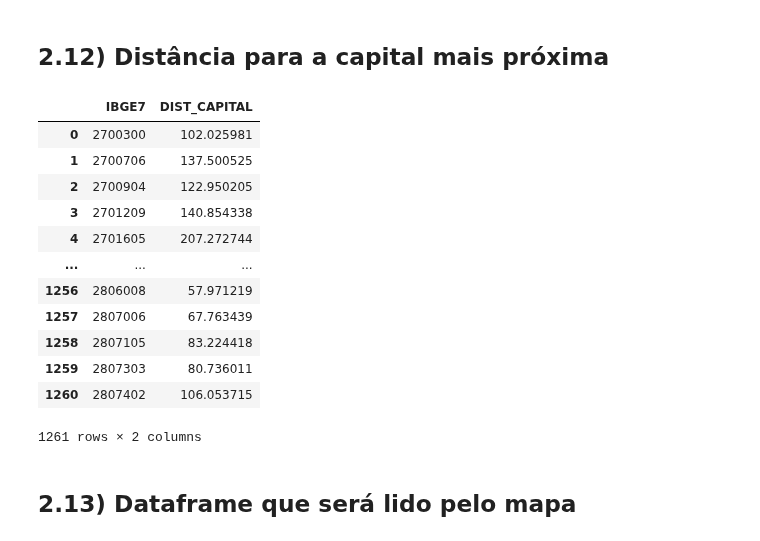
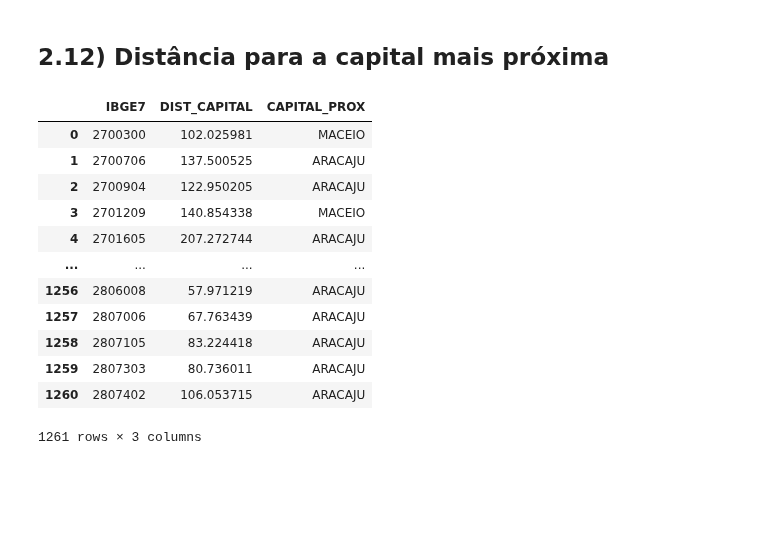
Before and after one commit to caiosoter/BCG2023, a Jupyter notebook: Notebooks/ColetaDosDados.ipynb, the cells around one changed output. Saved outputs shown, nothing was run; the diff lists cells and outputs as text; code cells hidden in the pictures; blank space fills up the shorter version.

```diff
--- a/Notebooks/ColetaDosDados.ipynb
+++ b/Notebooks/ColetaDosDados.ipynb
@@ -171,7 +171,6 @@ for year in [2020, 2021, 2022]:
     file = file[file['UF'].isin(ufs)]
     file = file.dropna(axis = 0, thresh = 8)
 
-    # Imputation step:
     file[num_columns] = imputer.fit_transform(file[num_columns])
 
 
@@ -194,7 +193,7 @@ est_met.columns = [
     'LONGITUDE',
     'ALTIUDE',
     'PREC_MED',
-    'RED_MED',
+    'RAD_MED',
     'TEMP_MED'
 ]
 
@@ -208,12 +207,11 @@ for index_cidade, cidade in cidades.iterrows():
     indice_estacao_mais_proxima = distancias.index(min(distancias))
     estacao_mais_proxima = est_met.loc[indice_estacao_mais_proxima]
     cidades.at[index_cidade, 'PREC_MED'] = estacao_mais_proxima['PREC_MED']
-    cidades.at[index_cidade, 'RED_MED'] = estacao_mais_proxima['RED_MED']
+    cidades.at[index_cidade, 'RAD_MED'] = estacao_mais_proxima['RAD_MED']
     cidades.at[index_cidade, 'TEMP_MED'] = estacao_mais_proxima['TEMP_MED']
 
 cidades['PREC_MED'] = cidades['PREC_MED']*365
 cidades = cidades.drop(columns = ['UF', 'NOME', 'LATITUDE', 'LONGITUDE'])
-cidades["PREC_MED"] = cidades["PREC_MED"]*365
 cidades.to_csv('../Dados/Views/dados_meteorologicos.csv')
 cidades
 # %% [output]
@@ -325,7 +323,7 @@ min_max = MinMaxScaler()
 ql_agua = pd.read_csv(r'../Dados/ANA/Indicadores de Qualidade da Agua.csv')
 ql_agua = ql_agua[['CDESTACAO','CORPODAGUA', 'SGUF','LATITUDE', 'LONGITUDE', 'MED_2020','MED_2021']]
 ql_agua = ql_agua[ql_agua['SGUF'].isin(ufs)]
-ql_agua = ql_agua.dropna(axis = 0, thresh = 3)
+ql_agua = ql_agua.dropna(axis = 0, thresh = 6)
 
 num_columns = ['LATITUDE', 'LONGITUDE', 'MED_2020','MED_2021']
 
@@ -336,6 +334,7 @@ ql_agua[num_columns] = min_max.inverse_transform(ql_agua[num_columns])
 ql_agua['QUAL_MED_AGUA'] = (ql_agua['MED_2021'] + ql_agua['MED_2020'])/2
 ql_agua = ql_agua.reset_index().drop(columns='index')
 
+mun_ser = pd.read_csv('../Dados/Views/municipios_sertao.csv').drop(columns = 'Unnamed: 0')
 cidades = mun_ser.copy()
 dist_corpo_agua_mais_prox = []
 
@@ -348,7 +347,6 @@ for index_cidade, cidade in cidades.iterrows():
     dist_corpo_agua_mais_prox.append(min(distancias))
     estacao_mais_proxima = ql_agua.loc[indice_estacao_mais_proxima]
     cidades.at[index_cidade, 'QUAL_MED_AGUA'] = estacao_mais_proxima['QUAL_MED_AGUA']
-#cidades['DIST_CORPO_AGUA'] = dist_corpo_agua_mais_prox
 cidades = cidades.drop(columns = ['UF', 'NOME', 'LATITUDE', 'LONGITUDE'])
 cidades.to_csv('../Dados/Views/qualidade_da_agua.csv')
 cidades
@@ -618,48 +632,59 @@ tabela_final.to_csv('../Dados/Tabela_final/tabela_final.csv', index=False)
 # %%
 def limpar_nome(nome):
     nome_sem_acentos = unidecode.unidecode(nome)
     nome_sem_codigo_estado = re.sub(r'\(\w+\)', '', nome_sem_acentos)
     return nome_sem_codigo_estado.upper()
 
 def calcular_distancia_minima(row):
     municipio = (row['LATITUDE'], row['LONGITUDE'])
     distancias = []
+    capitais_proximas = []
+
     for _, capital in mun_capitais.iterrows():
         capital_coords = (capital['LATITUDE'], capital['LONGITUDE'])
         dist = great_circle(municipio, capital_coords).kilometers
         distancias.append(dist)
-    return min(distancias)
+        capitais_proximas.append(capital['NOME'])
+
+    indice_min_distancia = distancias.index(min(distancias))
+    capital_mais_proxima = capitais_proximas[indice_min_distancia]
+
+    return pd.Series({'DIST_CAPITAL': min(distancias), 'CAPITAL_PROX': capital_mais_proxima})
 
 codigos_ibge_capitais = [
     2800308, 1501402, 3106200, 1400100, 5300108, 5002704, 5103403, 4314902,
     4205407, 2304400, 5208707, 2507507, 1600303, 2704302, 1302603, 2408102,
     1100205, 2611606, 1200401, 3304557, 2927408, 2111300, 3550308, 2211001,
     3205309, 1721000
 ]
 
 mun_capitais = pd.read_csv(r'../Dados/Municipios/municipios.csv')
 mun_capitais['nome'] = mun_capitais['nome'].apply(limpar_nome)
 mun_capitais = mun_capitais[mun_capitais['codigo_ibge'].isin(codigos_ibge_capitais)].drop(columns='codigo_uf')
 mun_capitais.columns = ['IBGE7', 'NOME', 'LATITUDE', 'LONGITUDE']
 
 mun_ser = pd.read_csv('../Dados/Views/municipios_sertao.csv')
-mun_ser['DIST_CAPITAL'] = mun_ser.apply(calcular_distancia_minima, axis=1)
-mun_ser = mun_ser[['IBGE7', 'DIST_CAPITAL']]
+
+resultados = mun_ser.apply(calcular_distancia_minima, axis=1)
+
+mun_ser['DIST_CAPITAL'] = resultados['DIST_CAPITAL']
+mun_ser['CAPITAL_PROX'] = resultados['CAPITAL_PROX']
+
+mun_ser = mun_ser[['IBGE7', 'DIST_CAPITAL', 'CAPITAL_PROX']]
+
 mun_ser.to_csv('../Dados/Views/distancia_capitais.csv', index=False)
 mun_ser
 # %% [output]
-|  | IBGE7 | DIST_CAPITAL |
-| 0 | 2700300 | 102.025981 |
-| 1 | 2700706 | 137.500525 |
-| 2 | 2700904 | 122.950205 |
-| 3 | 2701209 | 140.854338 |
-| 4 | 2701605 | 207.272744 |
-| ... | ... | ... |
-| 1256 | 2806008 | 57.971219 |
-| 1257 | 2807006 | 67.763439 |
-| 1258 | 2807105 | 83.224418 |
-| 1259 | 2807303 | 80.736011 |
-| 1260 | 2807402 | 106.053715 |
+|  | IBGE7 | DIST_CAPITAL | CAPITAL_PROX |
+| 0 | 2700300 | 102.025981 | MACEIO |
+| 1 | 2700706 | 137.500525 | ARACAJU |
+| 2 | 2700904 | 122.950205 | ARACAJU |
+| 3 | 2701209 | 140.854338 | MACEIO |
+| 4 | 2701605 | 207.272744 | ARACAJU |
+| ... | ... | ... | ... |
+| 1256 | 2806008 | 57.971219 | ARACAJU |
+| 1257 | 2807006 | 67.763439 | ARACAJU |
+| 1258 | 2807105 | 83.224418 | ARACAJU |
+| 1259 | 2807303 | 80.736011 | ARACAJU |
+| 1260 | 2807402 | 106.053715 | ARACAJU |
-1261 rows × 2 columns
+1261 rows × 3 columns
-# %% [markdown]
-## 2.13) Dataframe que será lido pelo mapa
```
Also changed, not shown: parts of 7 cells of this notebook, 2 other files.
